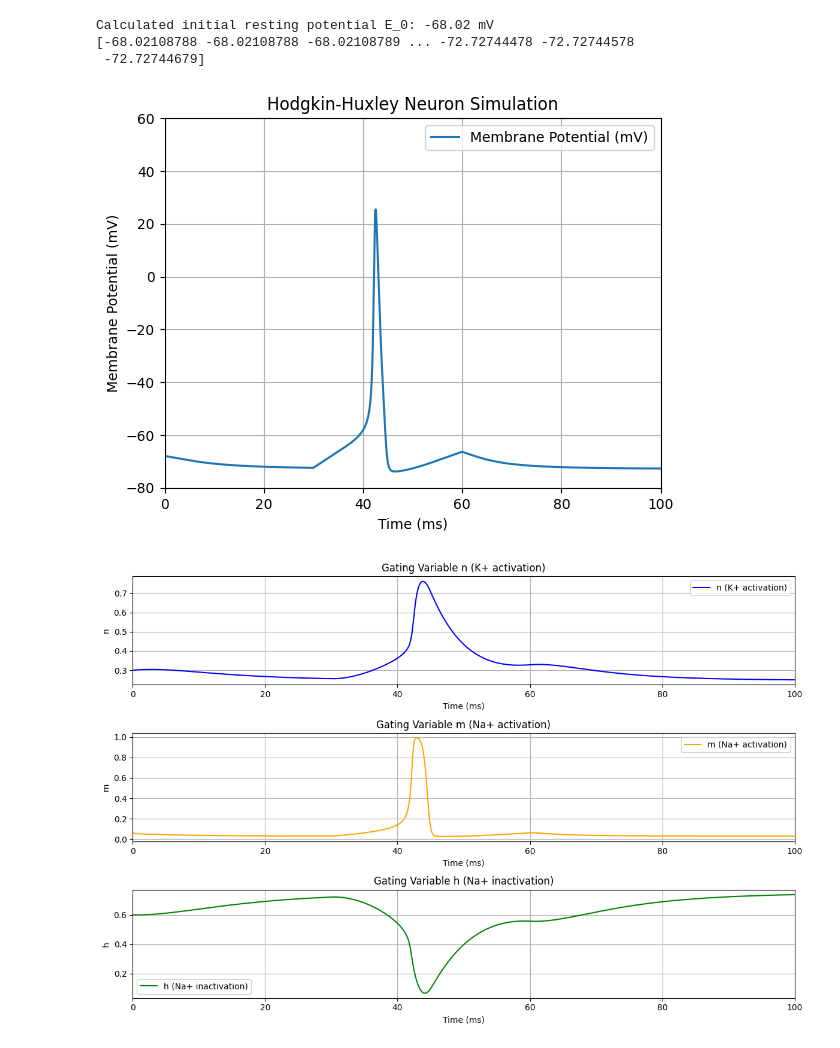
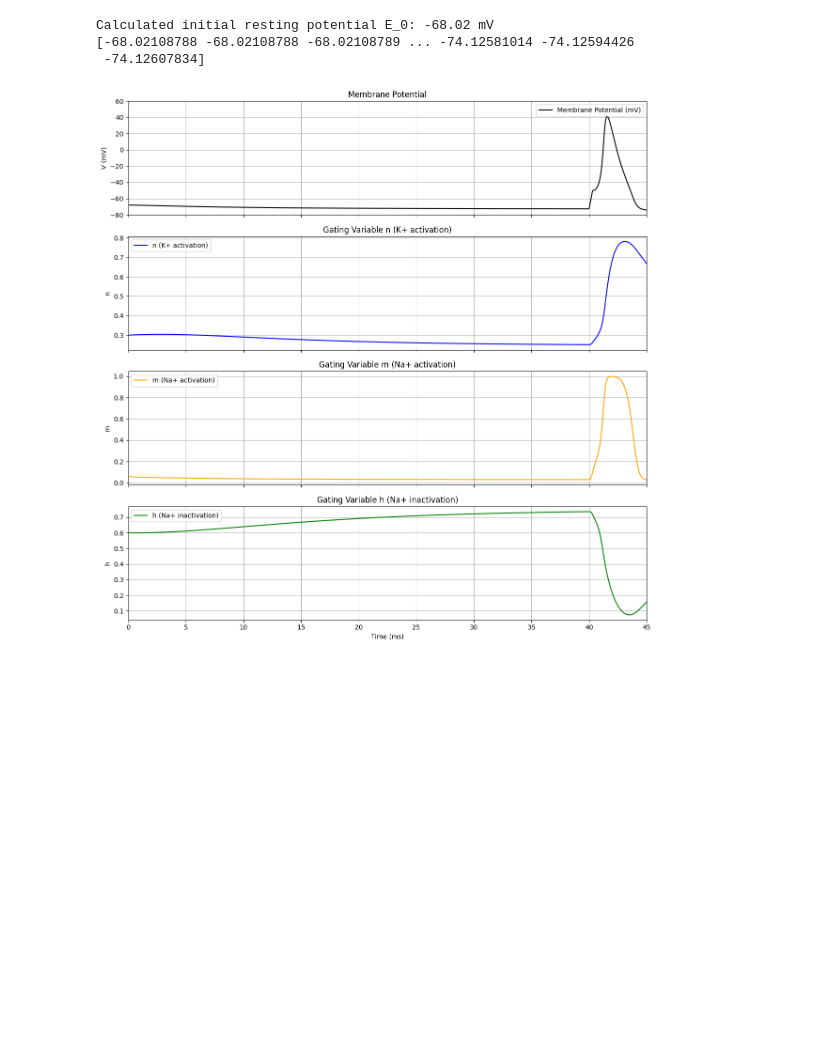
Before and after one commit to Nairo-op/internship_summer_2026_can_lab, a Jupyter notebook: Reading/Assignments/HH_model.ipynb, the cells around one changed output. Drawn from its saved outputs; the diff is of its cells as text; code cells hidden in the pictures; blank space fills up the shorter version.

```diff
--- a/Reading/Assignments/HH_model.ipynb
+++ b/Reading/Assignments/HH_model.ipynb
@@ -14,9 +14,9 @@ m_0 = 0.0665
 h_0 = 0.6
 
 # Maximal conductances
-G_K = 12.0     # 12 mho/cm^2
-G_Na = 30.0    # 30 mho/cm^2
-G_l = 0.001    # 0.001 mho/cm^2
+G_K = 12.0     # 12 mmho/cm^2
+G_Na = 30.0    # 30 mmho/cm^2
+G_l = 0.001    # 0.001 mmho/cm^2
 
 C_m = 1.0      # 1 uF/cm^2
 
@@ -26,9 +26,9 @@ print(f"Calculated initial resting potential E_0: {E_0:.2f} mV")
 
 # Time step and total time
 dt = 0.0001      # 0.01 ms
-T_total = 100.0 # 80 ms
+T_total = 45.0  # 45 ms (to capture the response to the stimulus and return to rest)
 
-I_ext_amp = 1.3 # 75 nA/cm^2 ( given as 75 micro ampere in the assignment, which is not possible)
+I_ext_amp = 75 # 75 microA/cm^2
 
 t = np.arange(0, T_total, dt)
 V = np.zeros_like(t)
@@ -40,12 +40,12 @@ h = np.zeros_like(t)
 V[0], n[0], m[0], h[0] = E_0, n_0, m_0, h_0
 
 # Defining alpha and beta functions adjusted for absolute voltage V
- # Relative voltage for HH equations (For the original HH model, the voltage has a different )
+ # Relative voltage for HH equations (For the original HH model, the voltage has a different convention)
 
 def alpha_n(V):
     v_rel = V - E_0
     denom = np.exp((10 - v_rel) / 10) - 1
-    # Handle division by zero singularity smoothly
+    # To Handle division by zero
     return np.where(np.abs(10 - v_rel) < 1e-6, 0.1, 0.01 * (10 - v_rel) / denom)
 
 def beta_n(V):
@@ -55,7 +55,7 @@ def beta_n(V):
 def alpha_m(V):
     v_rel = V - E_0
     denom = np.exp((25 - v_rel) / 10) - 1
-    # Handle division by zero singularity smoothly
+    # To Handle division by zero
     return np.where(np.abs(25 - v_rel) < 1e-6, 1.0, 0.1 * (25 - v_rel) / denom)
 
 def beta_m(V):
@@ -89,11 +89,11 @@ def I_ion(V, n, m, h):
 
 
 def I_ext(t):
-    return I_ext_amp if 30 <= t < 60 else 0.0
+    return I_ext_amp if 40 <= t < 40.30 else 0.0
     #return 0
 
 def dV_dt(V, n, m, h, t):
-    # Fixed formula sign: External current depolarizes, Ionic currents hyperpolarize
+    # External current depolarizes, Ionic currents hyperpolarize
     return (I_ext(t) - I_ion(V, n, m, h)) / C_m
 
 def derivatives(V, n, m, h, t):
@@ -115,34 +115,33 @@ axs[0].set_xlim(0, T_total)
 axs[0].set_ylim(-80, 60)
 axs[0].legend()
 axs[0].grid(True)
 
 axs[1].plot(t, n, label='n (K+ activation)', color='blue')
 axs[1].set_title('Gating Variable n (K+ activation)')
 axs[1].set_ylabel('n')
 axs[1].set_xlim(0, T_total)
 axs[1].legend()
 axs[1].grid(True)
 
 axs[2].plot(t, m, label='m (Na+ activation)', color='orange')
 axs[2].set_title('Gating Variable m (Na+ activation)')
 axs[2].set_ylabel('m')
 axs[2].set_xlim(0, T_total)
 axs[2].legend()
 axs[2].grid(True)
 
 axs[3].plot(t, h, label='h (Na+ inactivation)', color='green')
 axs[3].set_title('Gating Variable h (Na+ inactivation)')
 axs[3].set_xlabel('Time (ms)')
 axs[3].set_ylabel('h')
 axs[3].set_xlim(0, T_total)
 axs[3].legend()
 axs[3].grid(True)
 
 plt.tight_layout()
 plt.show()
 # %% [output]
 Calculated initial resting potential E_0: -68.02 mV
-[-68.02108788 -68.02108788 -68.02108789 ... -72.72744478 -72.72744578
- -72.72744679]
+[-68.02108788 -68.02108788 -68.02108789 ... -74.12581014 -74.12594426
+ -74.12607834]
-[figure, old version]
+[figure, new version]
-[figure, removed]
```
